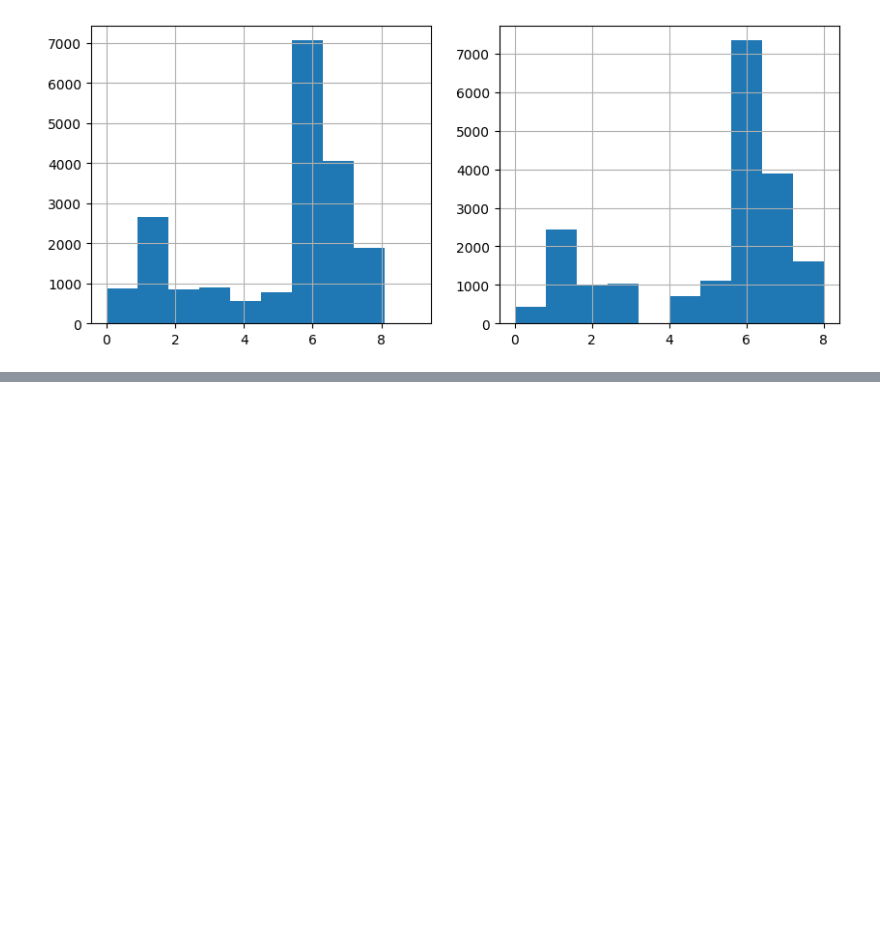
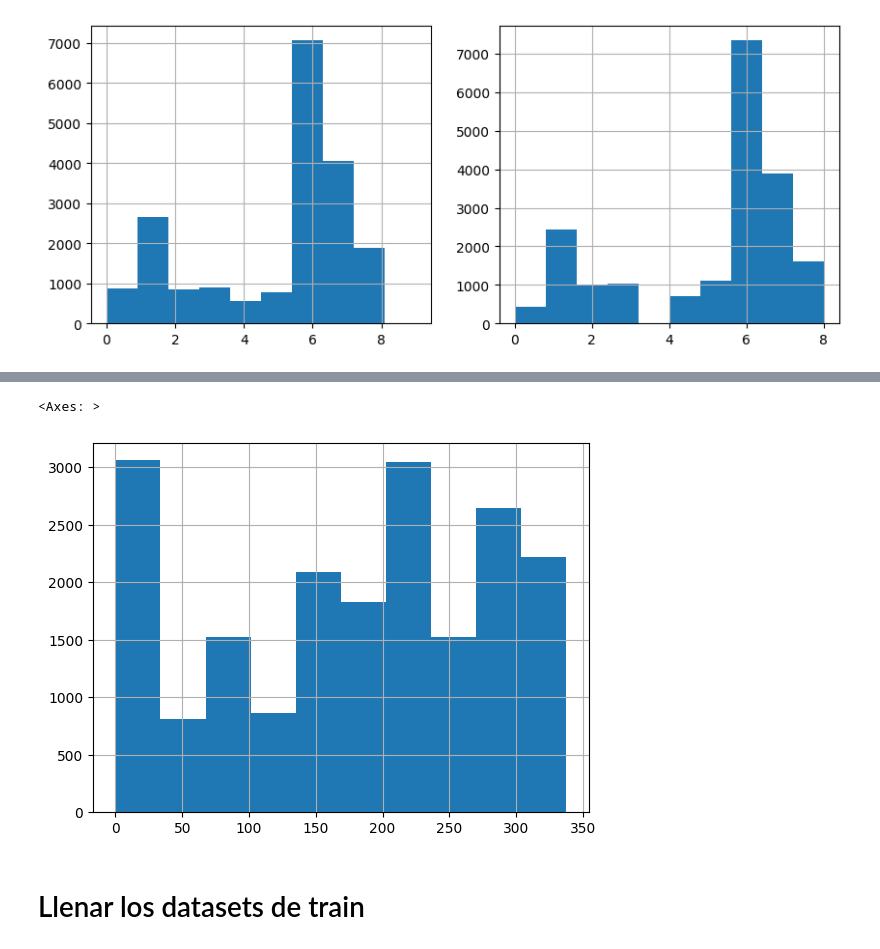
Before and after one commit to Nameless-86/AA1-TUIA-Petetta, a Jupyter notebook: eda.ipynb, the cells around one changed output, grey strips where cells are left out. Drawn from its saved outputs; the diff is of its cells as text; code cells hidden in the pictures; blank space fills up the shorter version.

Commit message:
hasta heatmap

```diff
--- a/eda.ipynb
+++ b/eda.ipynb
@@ -422,3 +411,14 @@ dtype: int64
+# %%
+dataframe_regresion['WindGustDir'].interpolate(method='linear', inplace=True)
+dataframe_regresion['WindDir9am'].interpolate(method='linear', inplace=True)
+dataframe_regresion['WindDir3pm'].interpolate(method='linear', inplace=True)
+# %%
+dataframe_regresion['WindGustDir'].hist(bins=10)
+# %% [output]
+<Axes: >
+[figure, added]
+# %% [markdown]
+# Llenar los datasets de train
 # %%
 dataframe_regresion.info()
 # %% [output]
```
Also changed, not shown: parts of 25 cells of this notebook.
